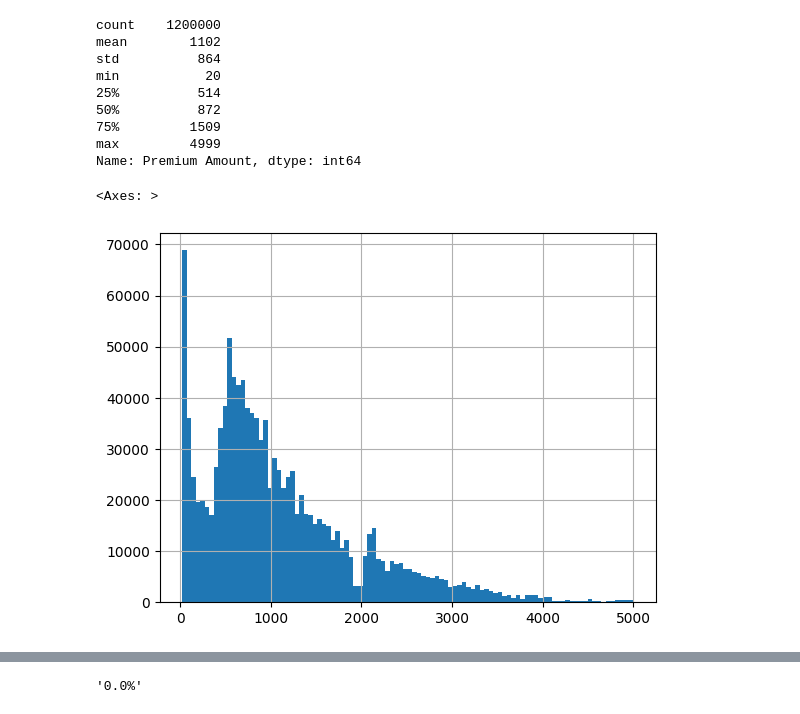
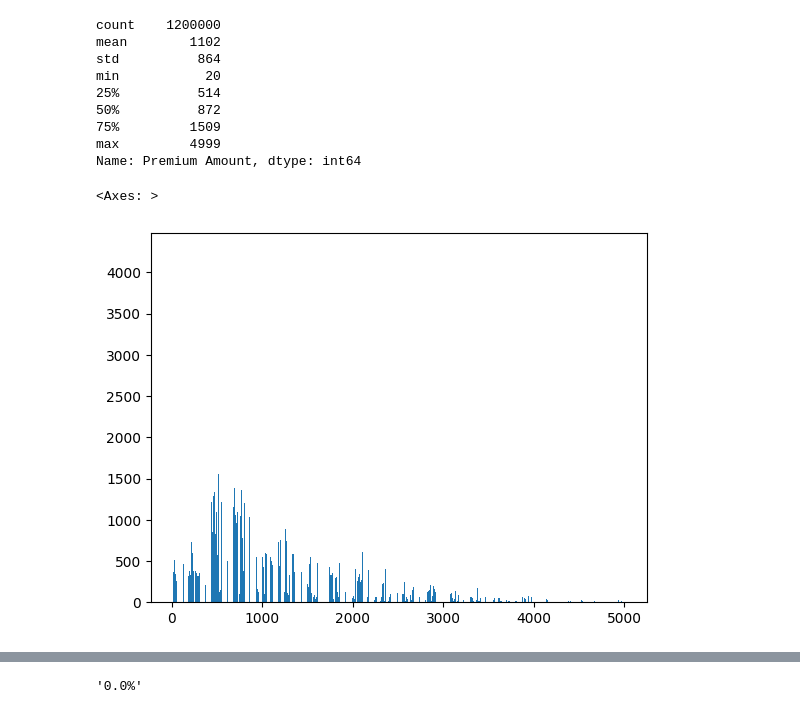
Before and after one commit to snaiws/kaggle, a Jupyter notebook: src/projects/Regression_with_an_Insurance_Dataset/EDA.ipynb, the cells around one changed output, grey strips where cells are left out. Saved outputs shown, nothing was run; the diff lists cells and outputs as text; code cells hidden in the pictures.

```diff
--- a/src/projects/Regression_with_an_Insurance_Dataset/EDA.ipynb
+++ b/src/projects/Regression_with_an_Insurance_Dataset/EDA.ipynb
@@ -232,10 +240,10 @@ max         4999
 Name: Premium Amount, dtype: int64
 # %%
 # distribution
-train['Premium Amount'].hist(bins = 100)
+train['Premium Amount'].hist(bins = 10000, grid = False)
 # %% [output]
 <Axes: >
-[figure, old version]
+[figure, new version]
 # %%
 violin_plot(train, "Premium Amount")
 # %% [output]
```
Also changed, not shown: parts of 33 cells of this notebook, 3 other files.
